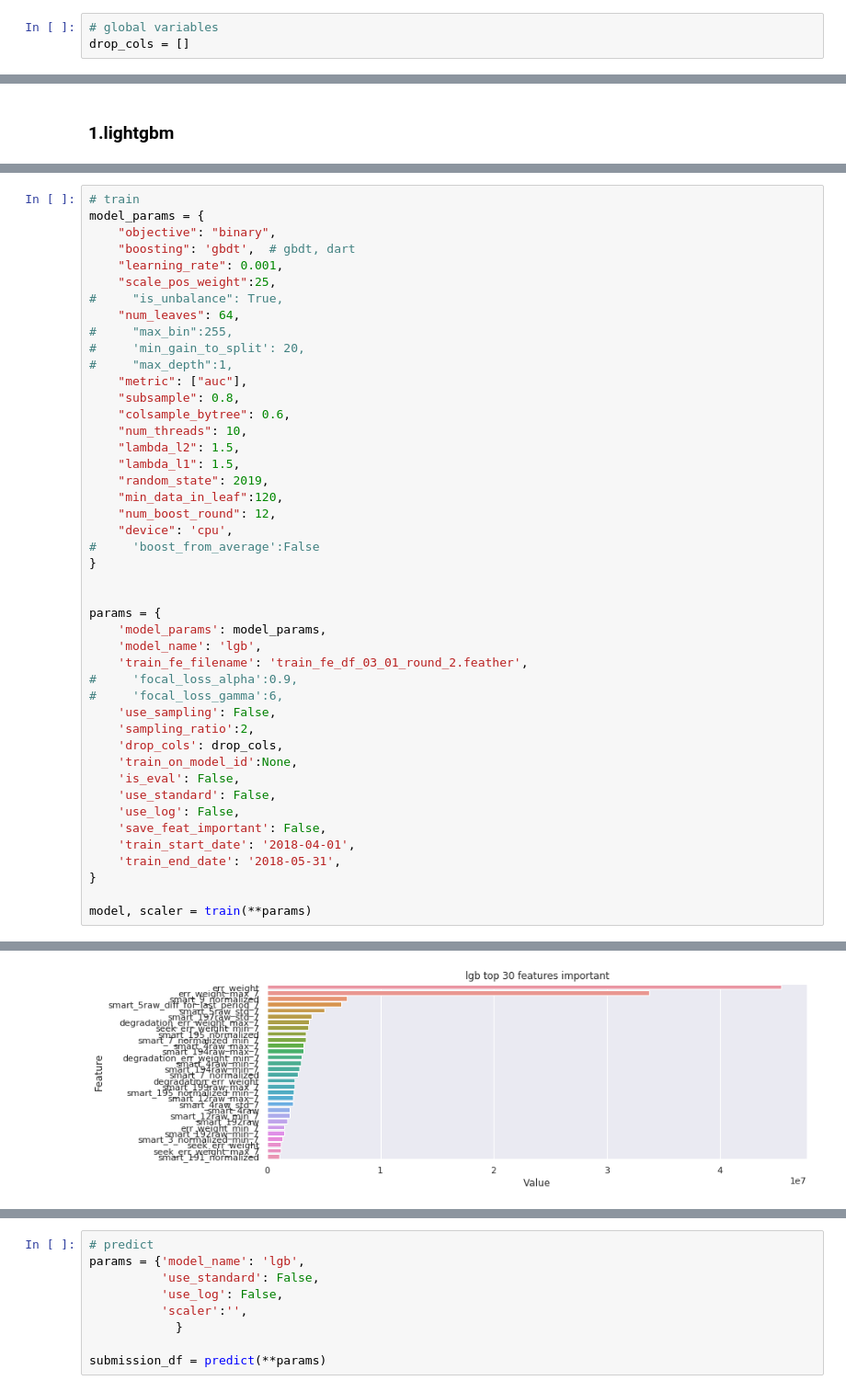
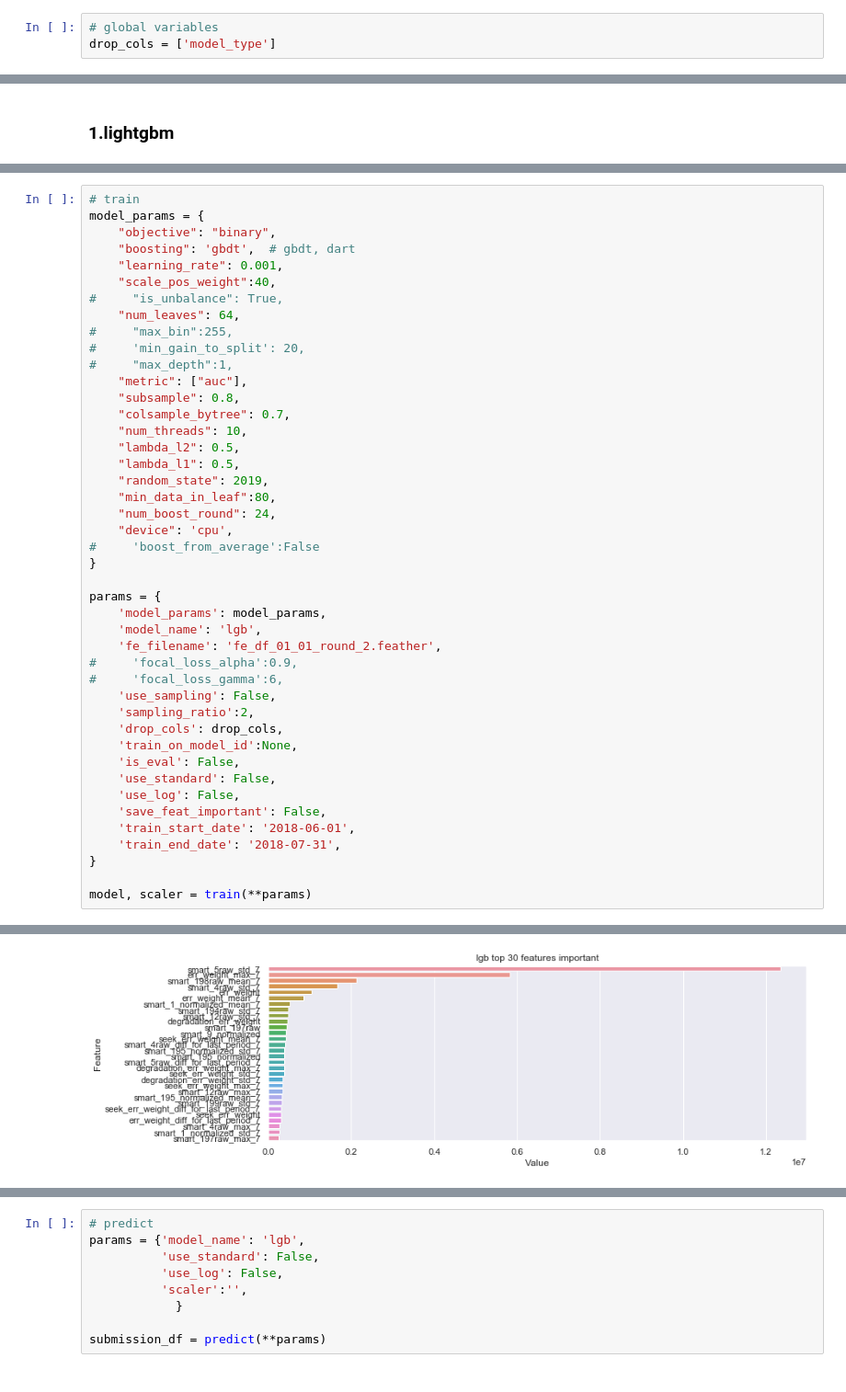
Before and after one commit to DevinWang23/tianchi_ai_ops_2020, a Jupyter notebook: jupyter_notebook/train.ipynb, the cells around one changed output, grey strips where cells are left out. Shown at 92% size. Saved outputs shown, nothing was run; the diff lists cells and outputs as text.

```diff
--- a/jupyter_notebook/train.ipynb
+++ b/jupyter_notebook/train.ipynb
@@ -51,7 +51,7 @@ os.environ["CUDA_VISIBLE_DEVICES"] = "2"
 warnings.simplefilter('ignore', np.RankWarning)
 # %%
 # global variables
-drop_cols = []
+drop_cols = ['model_type']
 # %%
 # functions
 def __dummy():
@@ -231,7 +220,7 @@ model_params = {
     "objective": "binary",
     "boosting": 'gbdt',  # gbdt, dart
     "learning_rate": 0.001,
-    "scale_pos_weight":25,
+    "scale_pos_weight":40,
 #     "is_unbalance": True,
     "num_leaves": 64,
 #     "max_bin":255,
@@ -239,22 +228,21 @@ model_params = {
 #     "max_depth":1,
     "metric": ["auc"],
     "subsample": 0.8,
-    "colsample_bytree": 0.6,
+    "colsample_bytree": 0.7,
     "num_threads": 10,
-    "lambda_l2": 1.5,
-    "lambda_l1": 1.5,
+    "lambda_l2": 0.5,
+    "lambda_l1": 0.5,
     "random_state": 2019,
-    "min_data_in_leaf":120,
-    "num_boost_round": 12,
+    "min_data_in_leaf":80,
+    "num_boost_round": 24,
     "device": 'cpu',
 #     'boost_from_average':False
 }
 
-
 params = {
     'model_params': model_params,
     'model_name': 'lgb',
-    'train_fe_filename': 'train_fe_df_03_01_round_2.feather',
+    'fe_filename': 'fe_df_01_01_round_2.feather',
 #     'focal_loss_alpha':0.9,
 #     'focal_loss_gamma':6,
     'use_sampling': False,
@@ -265,8 +253,8 @@ params = {
     'use_standard': False,
     'use_log': False,
     'save_feat_important': False,
-    'train_start_date': '2018-04-01',
-    'train_end_date': '2018-05-31',
+    'train_start_date': '2018-06-01',
+    'train_end_date': '2018-07-31',
 }
 
 model, scaler = train(**params)
@@ -312 +305 @@ Did not meet early stopping. Best iteration is:
-[figure, old version]
+[figure, new version]
```
Also changed, not shown: parts of 4 cells of this notebook, 5 other files.
